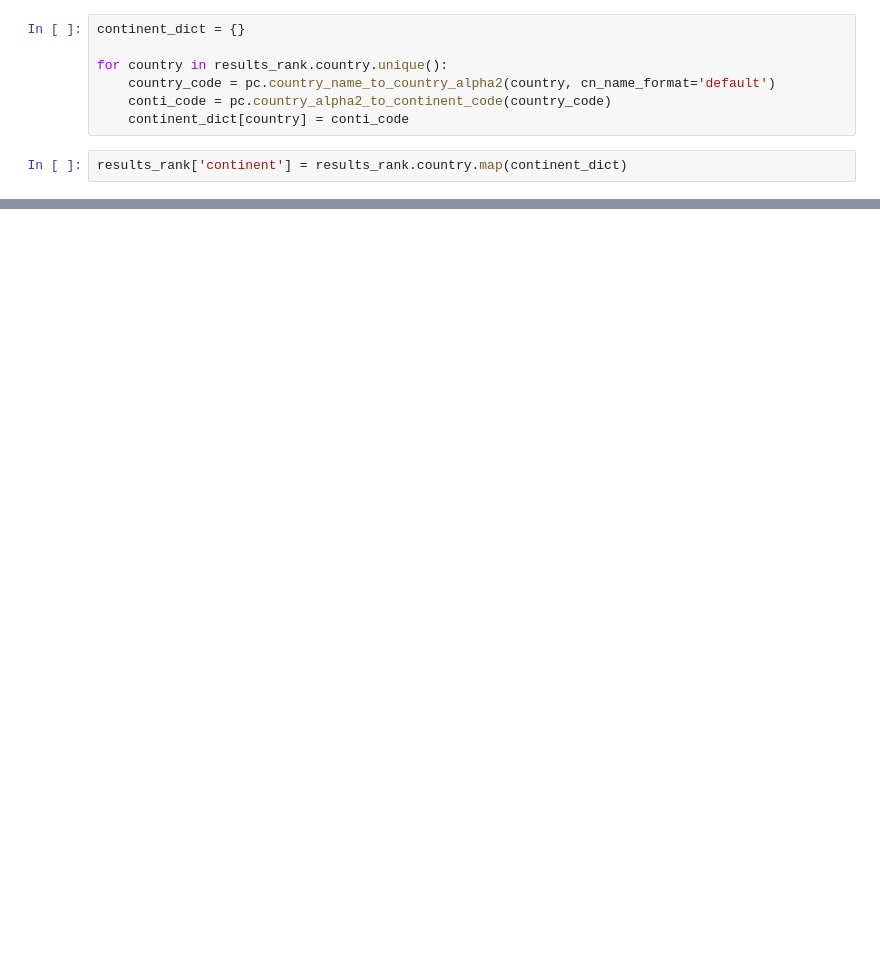
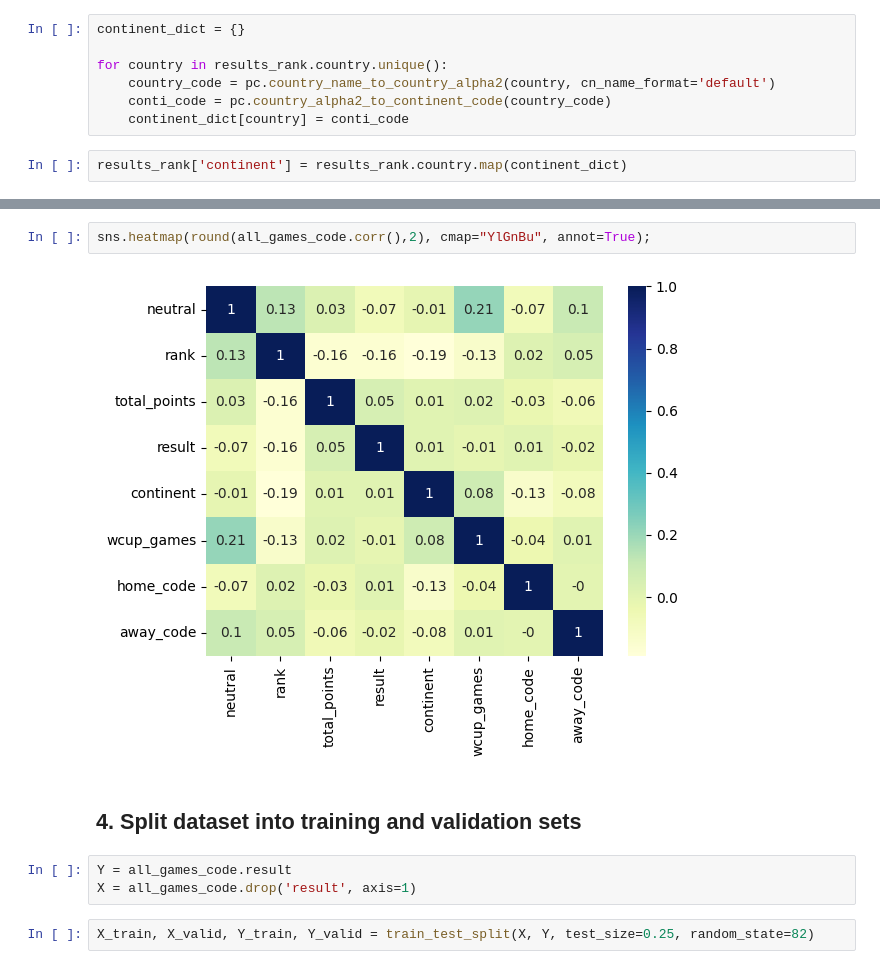
Before and after one commit to Dnbg1982/Practice-Projects, a Jupyter notebook: Notebooks/WorldCup.ipynb, the cells around one changed output, grey strips where cells are left out. Drawn from its saved outputs; the diff is of its cells as text; blank space fills up the shorter version.

```diff
--- a/Notebooks/WorldCup.ipynb
+++ b/Notebooks/WorldCup.ipynb
@@ -212,0 +255,11 @@ results_rank
+# %%
+sns.heatmap(round(all_games_code.corr(),2), cmap="YlGnBu", annot=True);
+# %% [output]
+[figure, added]
+# %% [markdown]
+## 4. Split dataset into training and validation sets
+# %%
+Y = all_games_code.result
+X = all_games_code.drop('result', axis=1)
+# %%
+X_train, X_valid, Y_train, Y_valid = train_test_split(X, Y, test_size=0.25, random_state=82)
```
Also changed, not shown: parts of 22 cells of this notebook.
